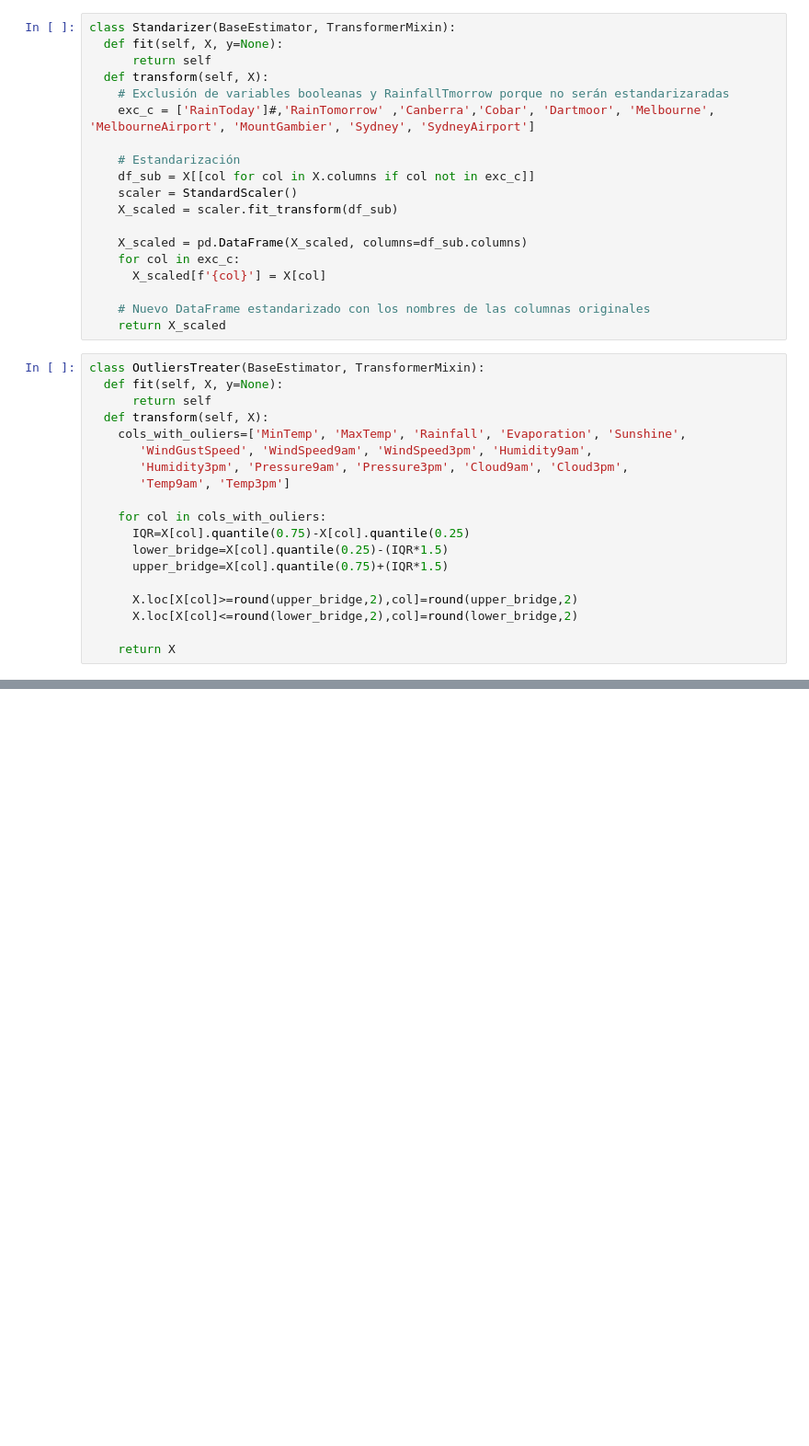
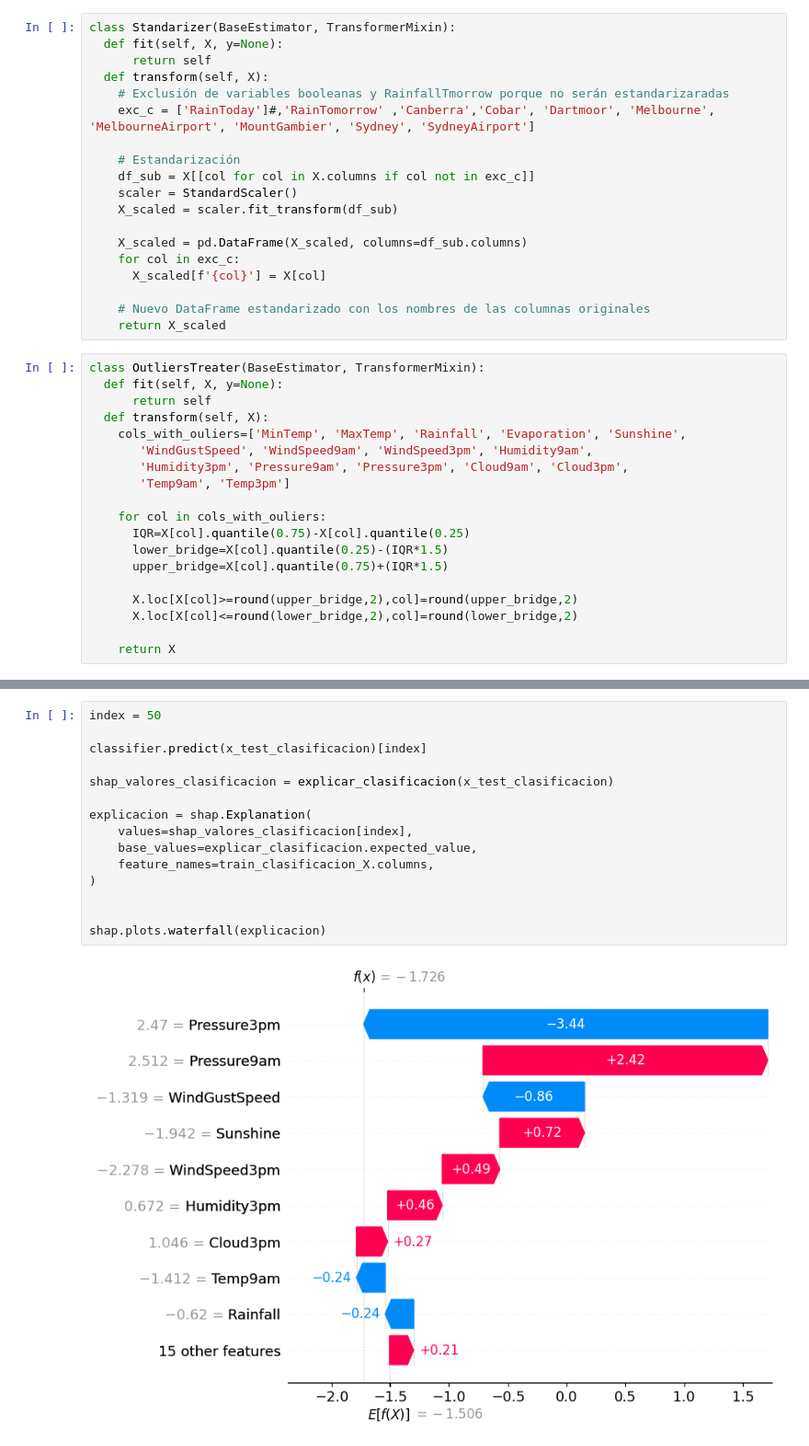
Before and after one commit to itssofiarce/AA1-TUIA-Petetta-Arce, a Jupyter notebook: TP_integrador_AA1_Petetta_Arce.ipynb, the cells around one changed output, grey strips where cells are left out. Shown at 92% size. Cells and saved outputs as stored; diff of their text form; blank space fills up the shorter version.

```diff
--- a/TP_integrador_AA1_Petetta_Arce.ipynb
+++ b/TP_integrador_AA1_Petetta_Arce.ipynb
@@ -336,0 +673,17 @@ class OutliersTreater(BaseEstimator, TransformerMixin):
+# %%
+index = 50
+
+classifier.predict(x_test_clasificacion)[index]
+
+shap_valores_clasificacion = explicar_clasificacion(x_test_clasificacion)
+
+explicacion = shap.Explanation(
+    values=shap_valores_clasificacion[index],
+    base_values=explicar_clasificacion.expected_value,
+    feature_names=train_clasificacion_X.columns,
+)
+
+
+shap.plots.waterfall(explicacion)
+# %% [output]
+[figure, added]
```
Also changed, not shown: parts of 62 cells of this notebook.
